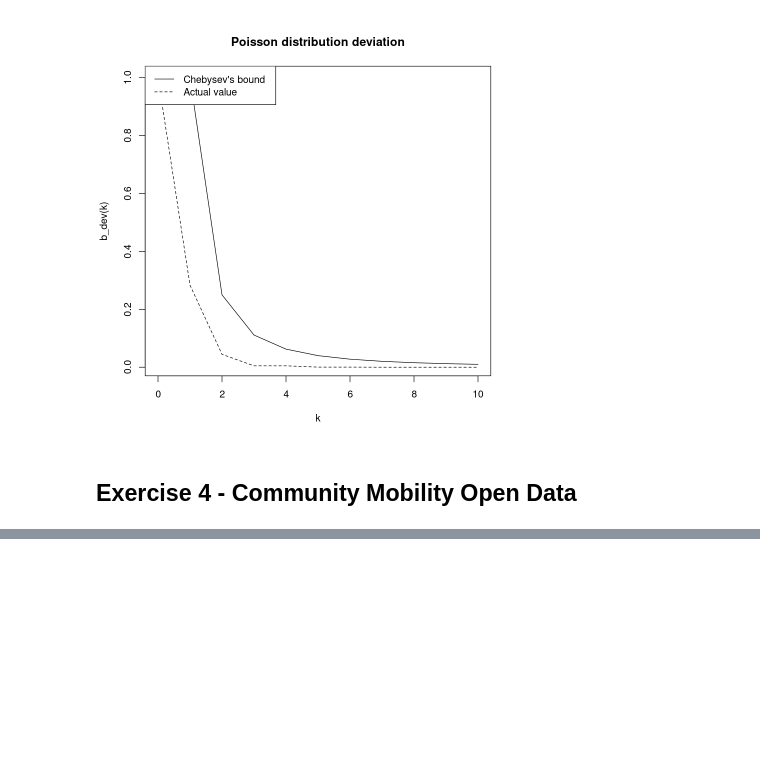
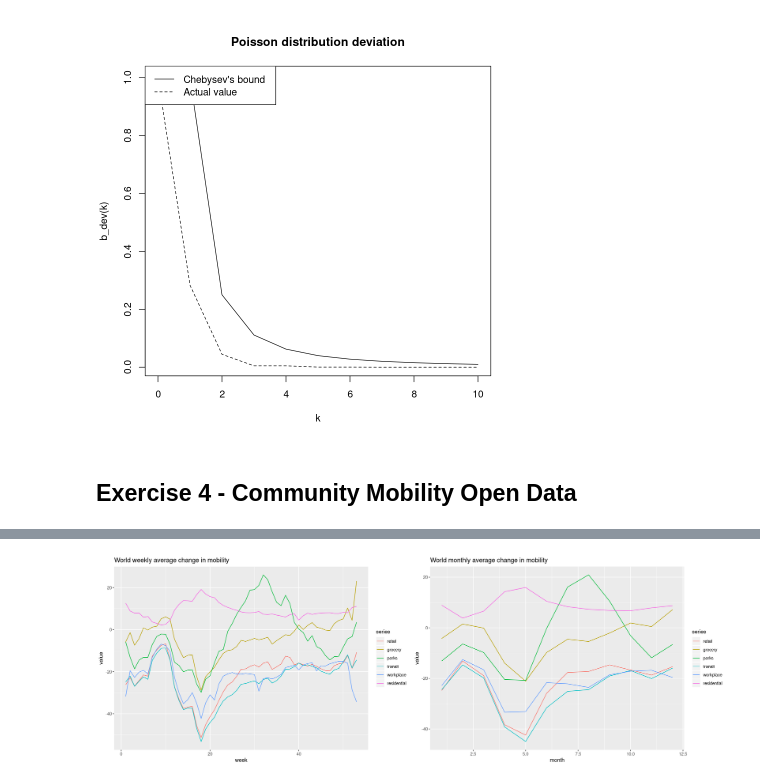
Before and after one commit to eigen-carmona/AdvStats, a Jupyter notebook: lab3/Ex3.ipynb, the cells around one changed output, grey strips where cells are left out. Saved outputs shown, nothing was run; the diff lists cells and outputs as text; code cells hidden in the pictures; blank space fills up the shorter version.

```diff
--- a/lab3/Ex3.ipynb
+++ b/lab3/Ex3.ipynb
@@ -209,4 +210,5 @@ The following object is masked from ‘package:dplyr’:
 # %%
+data_world <- read_csv('Global_Mobility_Report.csv')
 data_spain <- read_csv('Region_Mobility_Report_CSVs/2020_ES_Region_Mobility_Report.csv')
 data_sweden <- read_csv('Region_Mobility_Report_CSVs/2020_SE_Region_Mobility_Report.csv')
 # %% [output]
@@ -229,7 +231,9 @@ cols(
 )
 # %%
 interest <- 9:15 # The columns we are interested in
+whole_world <- drop_na(data_world[is.na(data_world$sub_region_1),interest])
 whole_spain <- data_spain[is.na(data_spain$sub_region_1),interest]
 whole_sweden <- data_sweden[is.na(data_sweden$sub_region_1),interest]
+colnames(whole_world) <- c('date','retail', 'grocery', 'parks', 'transit', 'workplace', 'residential')
 colnames(whole_spain) <- c('date','retail', 'grocery', 'parks', 'transit', 'workplace', 'residential')
 colnames(whole_sweden) <- c('date','retail', 'grocery', 'parks', 'transit', 'workplace', 'residential')
@@ -267,0 +302,10 @@ grid.arrange(week_plot,month_plot,ncol=2)
+# %%
+weeks <- list(week = lubridate::week(whole_world$date))
+week_plot <- aggreg_evo_plot(whole_world,weeks,mean,'week')+ggtitle('World weekly average change in mobility')
+
+months <- list(month = lubridate::month(whole_world$date))
+month_plot <- aggreg_evo_plot(whole_world,months,mean,'month')+ggtitle('World monthly average change in mobility')
+
+grid.arrange(week_plot,month_plot,ncol=2)
+# %% [output]
+[figure, added]
```
Also changed, not shown: parts of 8 cells of this notebook.
